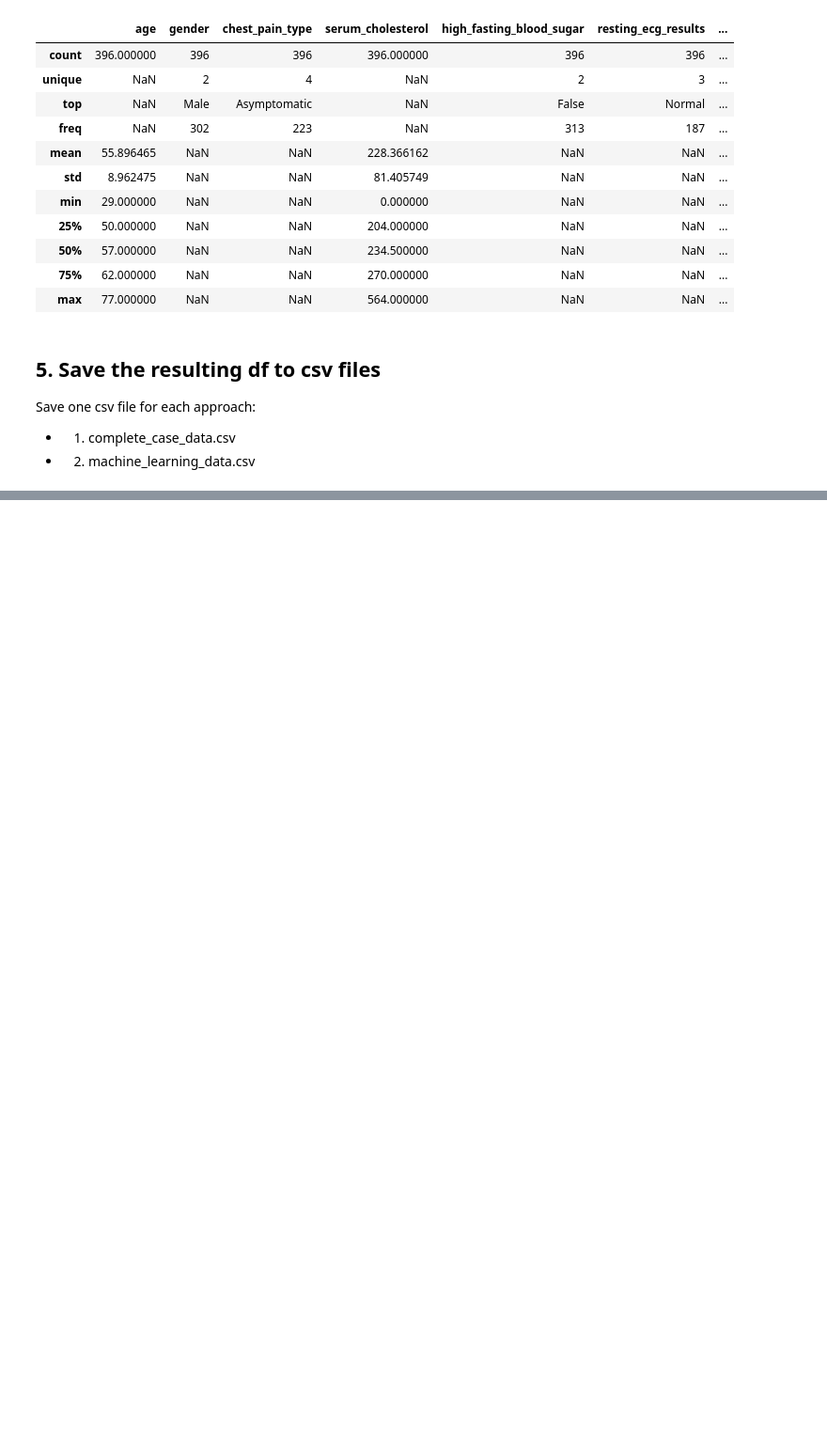
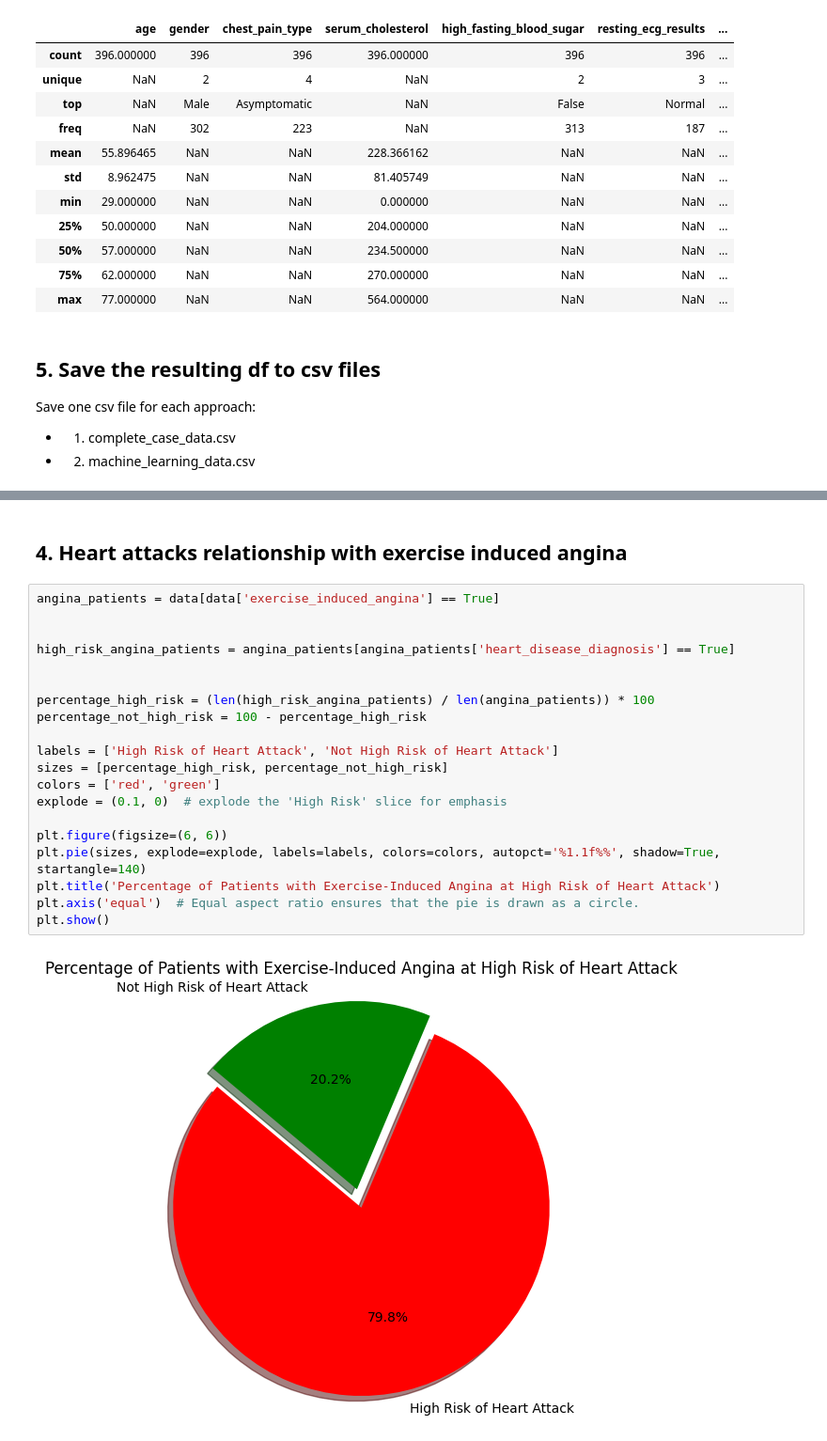
Before and after one commit to KentFre/CDS_CardioVision, a Jupyter notebook: data/data_cleanup.ipynb, the cells around one changed output, grey strips where cells are left out. Shown: that part at 94% size. Saved outputs shown, nothing was run; the diff lists cells and outputs as text; blank space fills up the shorter version.

```diff
--- a/data/data_cleanup.ipynb
+++ b/data/data_cleanup.ipynb
@@ -540,0 +687,24 @@ Overview of the results of missing data for each individual dataset.
+# %% [markdown]
+## 4. Heart attacks relationship with exercise induced angina
+# %%
+angina_patients = data[data['exercise_induced_angina'] == True]
+
+
+high_risk_angina_patients = angina_patients[angina_patients['heart_disease_diagnosis'] == True]
+
+
+percentage_high_risk = (len(high_risk_angina_patients) / len(angina_patients)) * 100
+percentage_not_high_risk = 100 - percentage_high_risk
+
+labels = ['High Risk of Heart Attack', 'Not High Risk of Heart Attack']
+sizes = [percentage_high_risk, percentage_not_high_risk]
+colors = ['red', 'green']
+explode = (0.1, 0)  # explode the 'High Risk' slice for emphasis
+
+plt.figure(figsize=(6, 6))
+plt.pie(sizes, explode=explode, labels=labels, colors=colors, autopct='%1.1f%%', shadow=True, startangle=140)
+plt.title('Percentage of Patients with Exercise-Induced Angina at High Risk of Heart Attack')
+plt.axis('equal')  # Equal aspect ratio ensures that the pie is drawn as a circle.
+plt.show()
+# %% [output]
+[figure, added]
```
Also changed, not shown: parts of 29 cells of this notebook, 5 other files.
